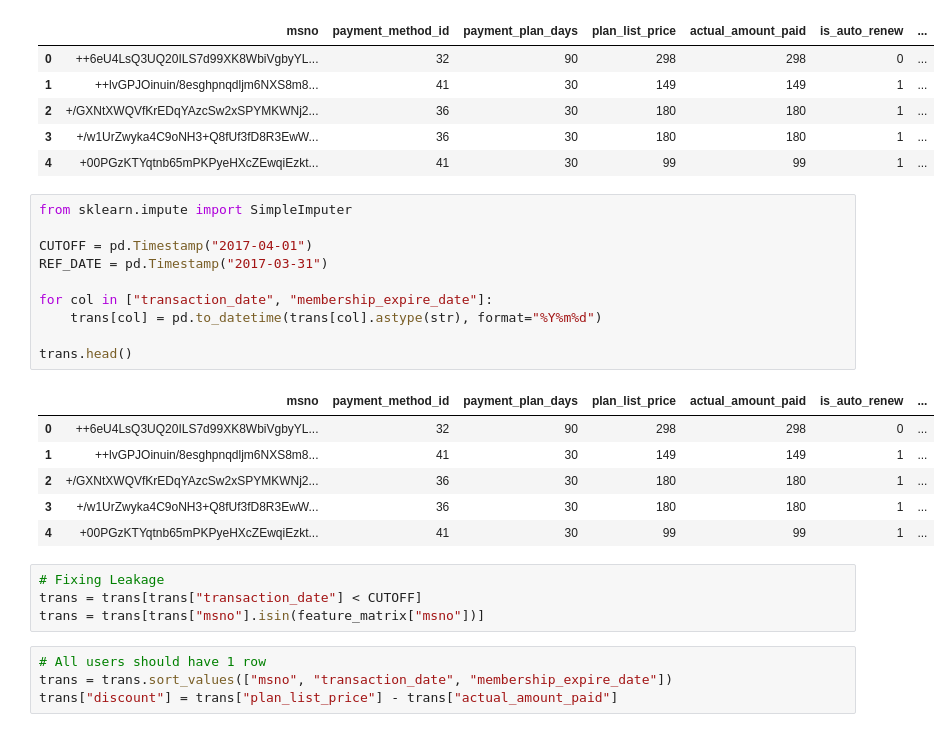
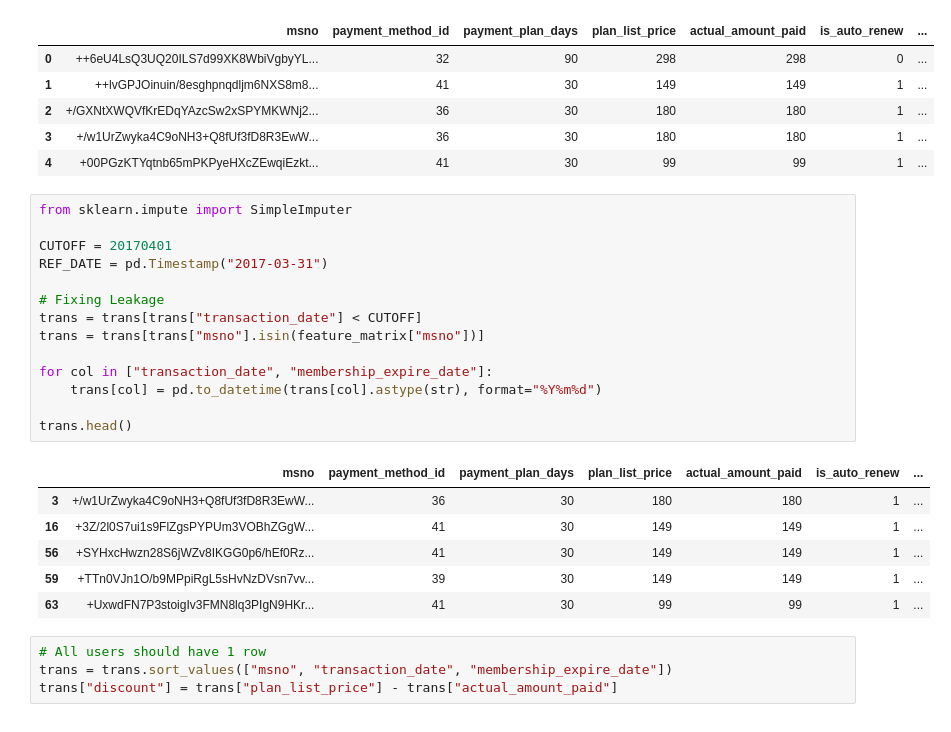
Before and after one commit to Kazim0071/churn-detection, a Jupyter notebook: start.ipynb, the cells around one changed output. Cells and saved outputs as stored; diff of their text form.

Commit message:
refactor: adjust data leakage prevention order and update feature importance analysis in start.ipynb

```diff
--- a/start.ipynb
+++ b/start.ipynb
@@ -345,24 +345,24 @@ trans.head()
 # %%
 from sklearn.impute import SimpleImputer
 
-CUTOFF = pd.Timestamp("2017-04-01")
+CUTOFF = 20170401
 REF_DATE = pd.Timestamp("2017-03-31")
+
+# Fixing Leakage
+trans = trans[trans["transaction_date"] < CUTOFF]
+trans = trans[trans["msno"].isin(feature_matrix["msno"])]
 
 for col in ["transaction_date", "membership_expire_date"]:
     trans[col] = pd.to_datetime(trans[col].astype(str), format="%Y%m%d")
 
 trans.head()
 # %% [output]
 |  | msno | payment_method_id | payment_plan_days | plan_list_price | actual_amount_paid | is_auto_renew | ... |
-| 0 | ++6eU4LsQ3UQ20ILS7d99XK8WbiVgbyYL... | 32 | 90 | 298 | 298 | 0 | ... |
-| 1 | ++lvGPJOinuin/8esghpnqdljm6NXS8m8... | 41 | 30 | 149 | 149 | 1 | ... |
-| 2 | +/GXNtXWQVfKrEDqYAzcSw2xSPYMKWNj2... | 36 | 30 | 180 | 180 | 1 | ... |
 | 3 | +/w1UrZwyka4C9oNH3+Q8fUf3fD8R3EwW... | 36 | 30 | 180 | 180 | 1 | ... |
-| 4 | +00PGzKTYqtnb65mPKPyeHXcZEwqiEzkt... | 41 | 30 | 99 | 99 | 1 | ... |
+| 16 | +3Z/2l0S7ui1s9FlZgsPYPUm3VOBhZGgW... | 41 | 30 | 149 | 149 | 1 | ... |
+| 56 | +SYHxcHwzn28S6jWZv8IKGG0p6/hEf0Rz... | 41 | 30 | 149 | 149 | 1 | ... |
+| 59 | +TTn0VJn1O/b9MPpiRgL5sHvNzDVsn7vv... | 39 | 30 | 149 | 149 | 1 | ... |
+| 63 | +UxwdFN7P3stoigIv3FMN8lq3PIgN9HKr... | 41 | 30 | 99 | 99 | 1 | ... |
-# %%
-# Fixing Leakage
-trans = trans[trans["transaction_date"] < CUTOFF]
-trans = trans[trans["msno"].isin(feature_matrix["msno"])]
 # %%
 # All users should have 1 row
 trans = trans.sort_values(["msno", "transaction_date", "membership_expire_date"])
```
Also changed, not shown: parts of 2 cells of this notebook.
